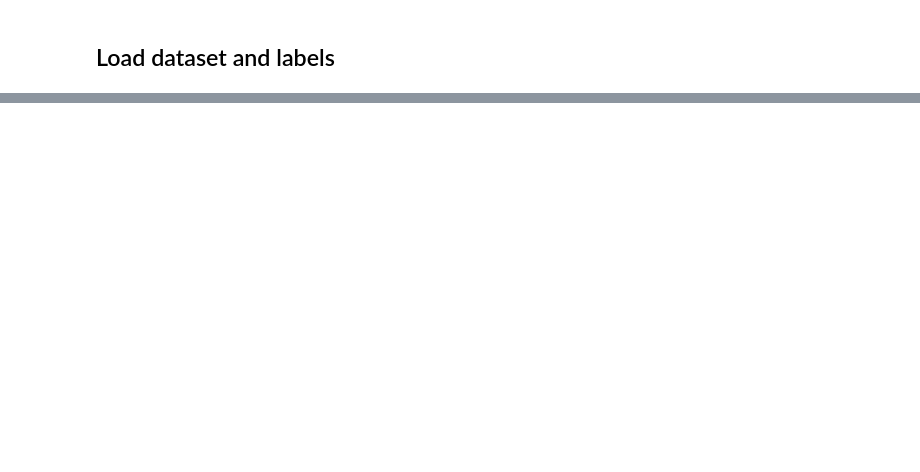
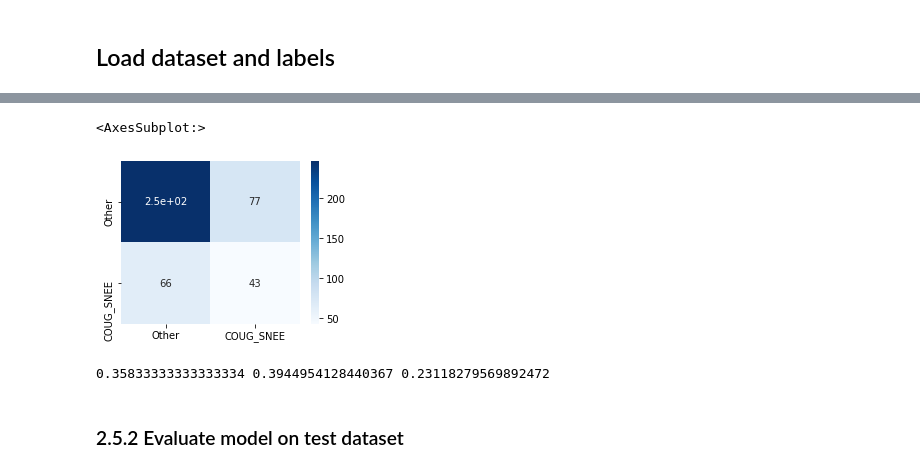
Before and after one commit to alanlou/cs231n-project, a Jupyter notebook: notebooks/train_cnn_lstm.ipynb, the cells around one changed output, grey strips where cells are left out. Saved outputs shown, nothing was run; the diff lists cells and outputs as text; code cells hidden in the pictures; blank space fills up the shorter version.

```diff
--- a/notebooks/train_cnn_lstm.ipynb
+++ b/notebooks/train_cnn_lstm.ipynb
@@ -185,0 +508,24 @@ model.evaluate(test_data, test_labels)
+# %%
+# COUG:1, SNEE:4
+val_true_bin = [x in (1, 4) for x in val_true]
+val_preds_bin = [x in (1, 4) for x in val_preds]
+# %%
+confusion_matrix = metrics.confusion_matrix(y_true=val_true_bin, y_pred=val_preds_bin)
+df_cm = pd.DataFrame(confusion_matrix, index = ['Other', 'COUG_SNEE'],
+                  columns = ['Other', 'COUG_SNEE'])
+plt.figure(figsize = (4,3))
+sn.heatmap(df_cm, annot=True, cmap="Blues")
+# %% [output]
+<AxesSubplot:>
+[figure, added]
+# %%
+tn, fp, fn, tp = confusion_matrix.ravel()
+
+prec = tp/(tp+fp)
+rec = tp/(tp+fn)
+acc = tp / (tp+fp+fn)
+print(prec, rec, acc)
+# %% [output]
+0.35833333333333334 0.3944954128440367 0.23118279569892472
+# %% [markdown]
+### 2.5.2 Evaluate model on test dataset
```
Also changed, not shown: parts of 84 cells of this notebook, 4 other files.
